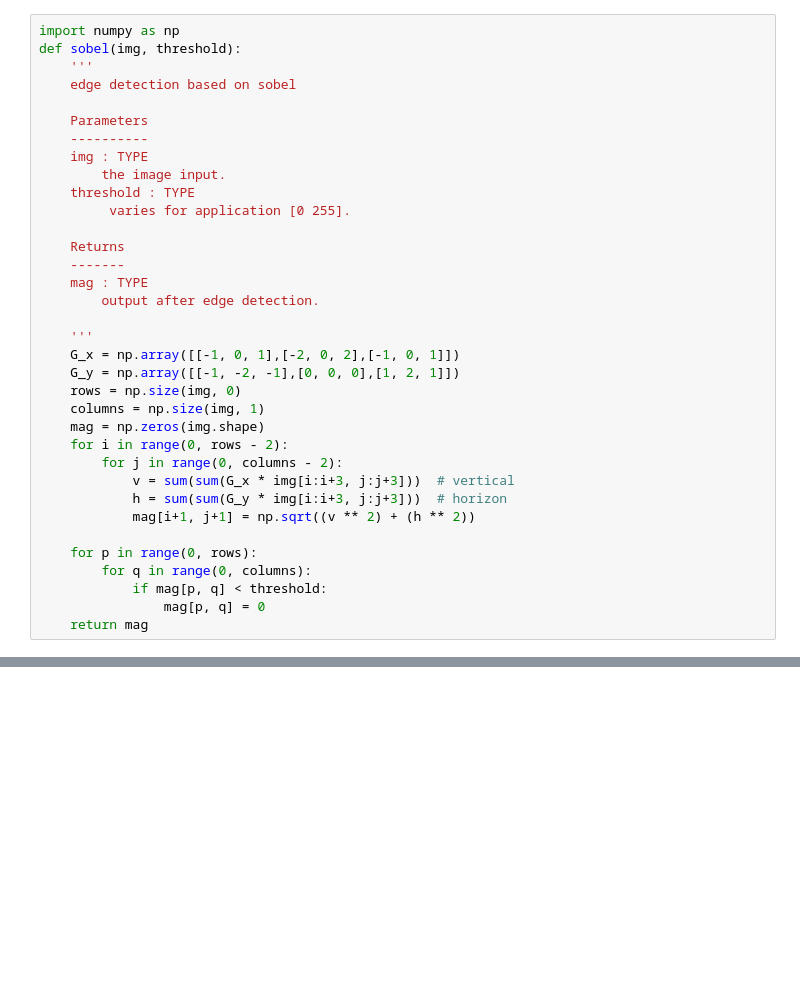
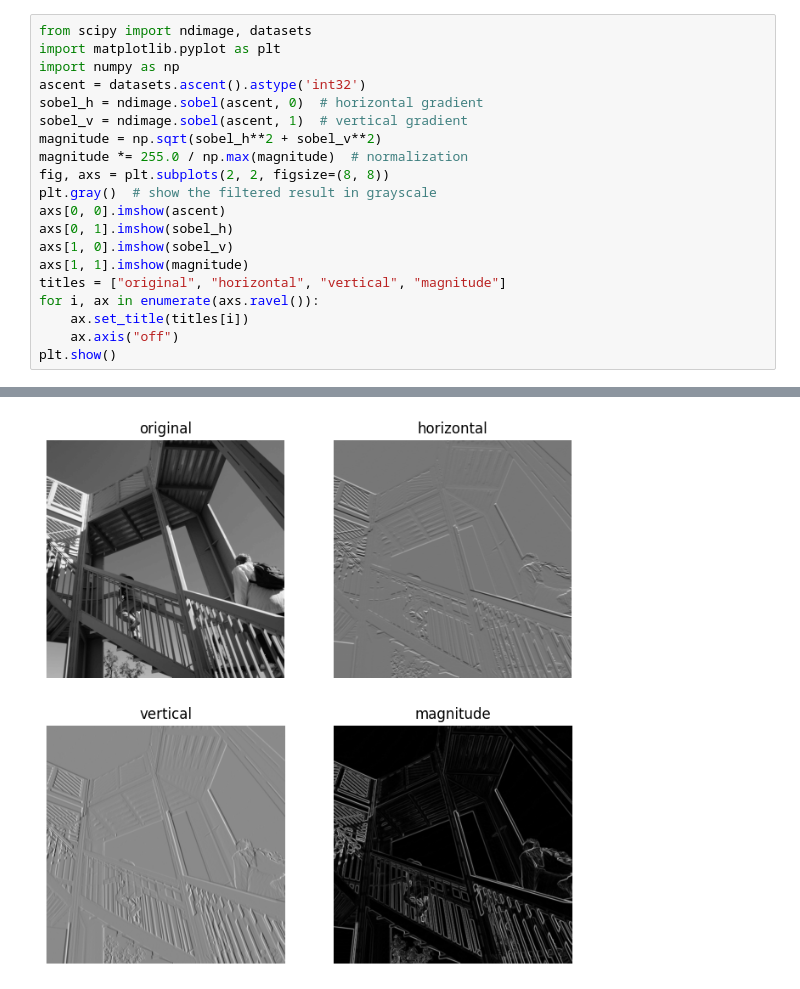
Before and after one commit to AnyaAP/ComputerGraphics, a Jupyter notebook: Sobel.ipynb, the cells around one changed output, grey strips where cells are left out. Drawn from its saved outputs; the diff is of its cells as text; blank space fills up the shorter version.

```diff
--- a/Sobel.ipynb
+++ b/Sobel.ipynb
@@ -1,37 +1,23 @@
 # %% [markdown]
 <a href="https://colab.research.google.com/github/AnyaAP/ComputerGraphics/blob/main/Sobel.ipynb" target="_parent"><img src="https://colab.research.google.com/assets/colab-badge.svg" alt="Open In Colab"/></a>
-# %%
-import numpy as np
-def sobel(img, threshold):
-    '''
-    edge detection based on sobel
-
-    Parameters
-    ----------
-    img : TYPE
-        the image input.
-    threshold : TYPE
-         varies for application [0 255].
-
-    Returns
-    -------
-    mag : TYPE
-        output after edge detection.
-
-    '''
-    G_x = np.array([[-1, 0, 1],[-2, 0, 2],[-1, 0, 1]])
-    G_y = np.array([[-1, -2, -1],[0, 0, 0],[1, 2, 1]])
-    rows = np.size(img, 0)
-    columns = np.size(img, 1)
-    mag = np.zeros(img.shape)
-    for i in range(0, rows - 2):
-        for j in range(0, columns - 2):
-            v = sum(sum(G_x * img[i:i+3, j:j+3]))  # vertical
-            h = sum(sum(G_y * img[i:i+3, j:j+3]))  # horizon
-            mag[i+1, j+1] = np.sqrt((v ** 2) + (h ** 2))
-
-    for p in range(0, rows):
-        for q in range(0, columns):
-            if mag[p, q] < threshold:
-                mag[p, q] = 0
-    return mag
+# %%
+from scipy import ndimage, datasets
+import matplotlib.pyplot as plt
+import numpy as np
+ascent = datasets.ascent().astype('int32')
+sobel_h = ndimage.sobel(ascent, 0)  # horizontal gradient
+sobel_v = ndimage.sobel(ascent, 1)  # vertical gradient
+magnitude = np.sqrt(sobel_h**2 + sobel_v**2)
+magnitude *= 255.0 / np.max(magnitude)  # normalization
+fig, axs = plt.subplots(2, 2, figsize=(8, 8))
+plt.gray()  # show the filtered result in grayscale
+axs[0, 0].imshow(ascent)
+axs[0, 1].imshow(sobel_h)
+axs[1, 0].imshow(sobel_v)
+axs[1, 1].imshow(magnitude)
+titles = ["original", "horizontal", "vertical", "magnitude"]
+for i, ax in enumerate(axs.ravel()):
+    ax.set_title(titles[i])
+    ax.axis("off")
+plt.show()
+# %% [output]
@@ -37,0 +25 @@ def sobel(img, threshold):
+[figure, added]
```
Also changed, not shown: parts of 1 cell of this notebook.
